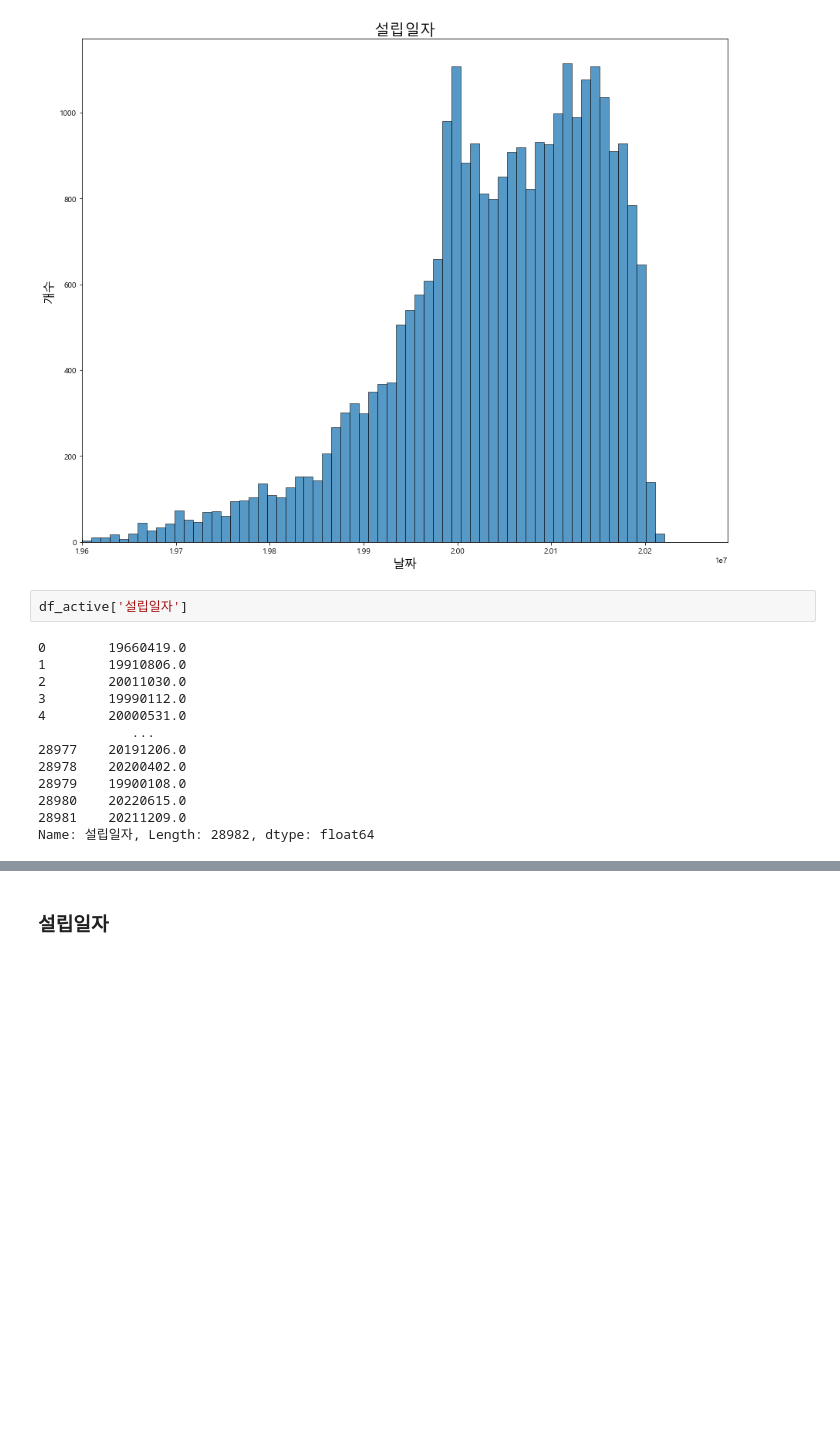
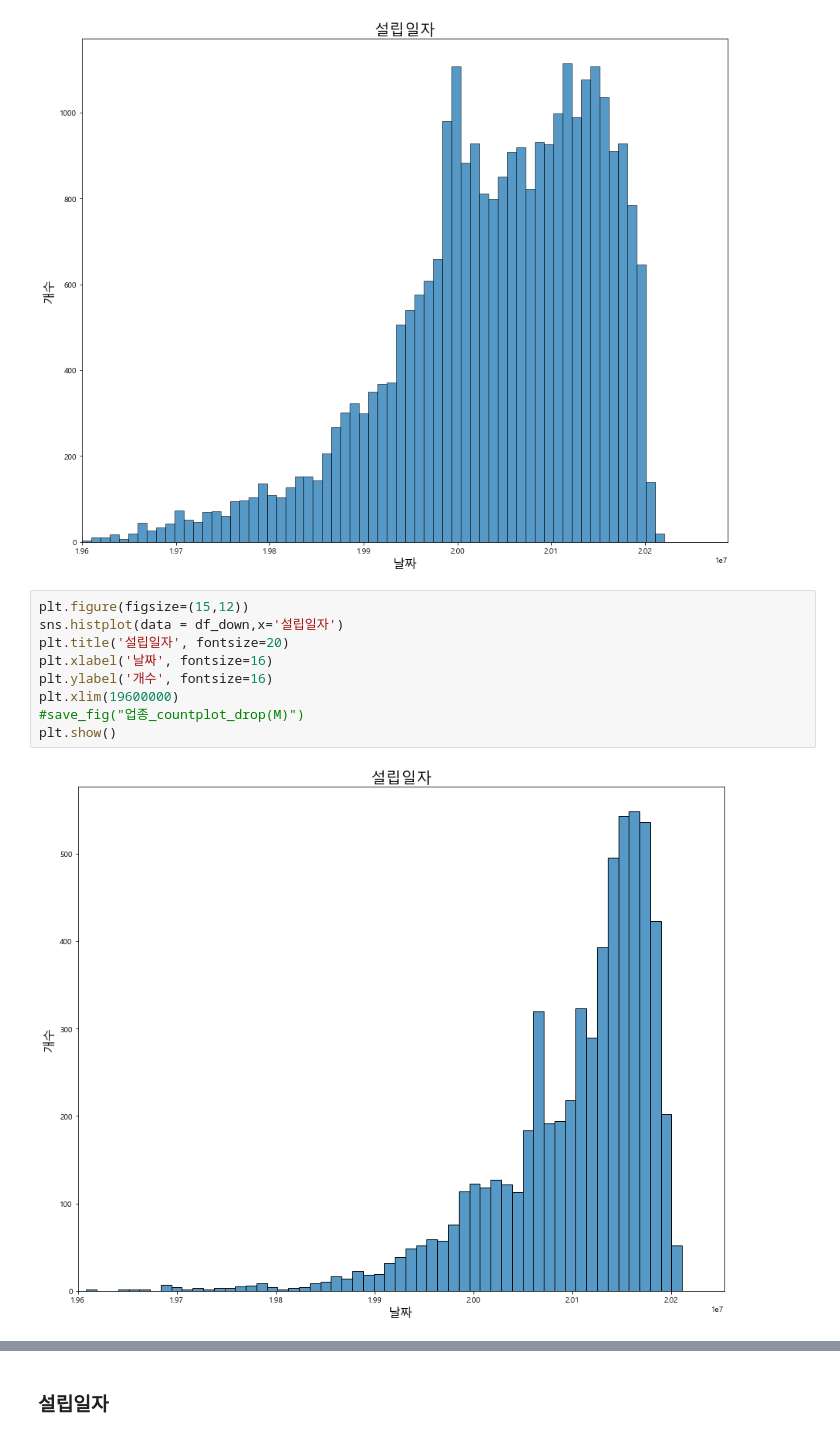
Before and after one commit to YoonJiHwan98/numble_repo, a Jupyter notebook: code/numble_EDA.ipynb, the cells around one changed output, grey strips where cells are left out. Cells and saved outputs as stored; diff of their text form; blank space fills up the shorter version.

```diff
--- a/code/numble_EDA.ipynb
+++ b/code/numble_EDA.ipynb
@@ -298,18 +355,14 @@ plt.xlim(19600000)
 plt.show()
 # %% [output]
 [figure]
-# %%
-df_active['설립일자']
-# %% [output]
-0        19660419.0
-1        19910806.0
-2        20011030.0
-3        19990112.0
-4        20000531.0
-            ...
-28977    20191206.0
-28978    20200402.0
-28979    19900108.0
-28980    20220615.0
-28981    20211209.0
-Name: 설립일자, Length: 28982, dtype: float64
+# %%
+plt.figure(figsize=(15,12))
+sns.histplot(data = df_down,x='설립일자')
+plt.title('설립일자', fontsize=20)
+plt.xlabel('날짜', fontsize=16)
+plt.ylabel('개수', fontsize=16)
+plt.xlim(19600000)
+#save_fig("업종_countplot_drop(M)")
+plt.show()
+# %% [output]
+[figure, added]
```
Also changed, not shown: parts of 9 cells of this notebook.
